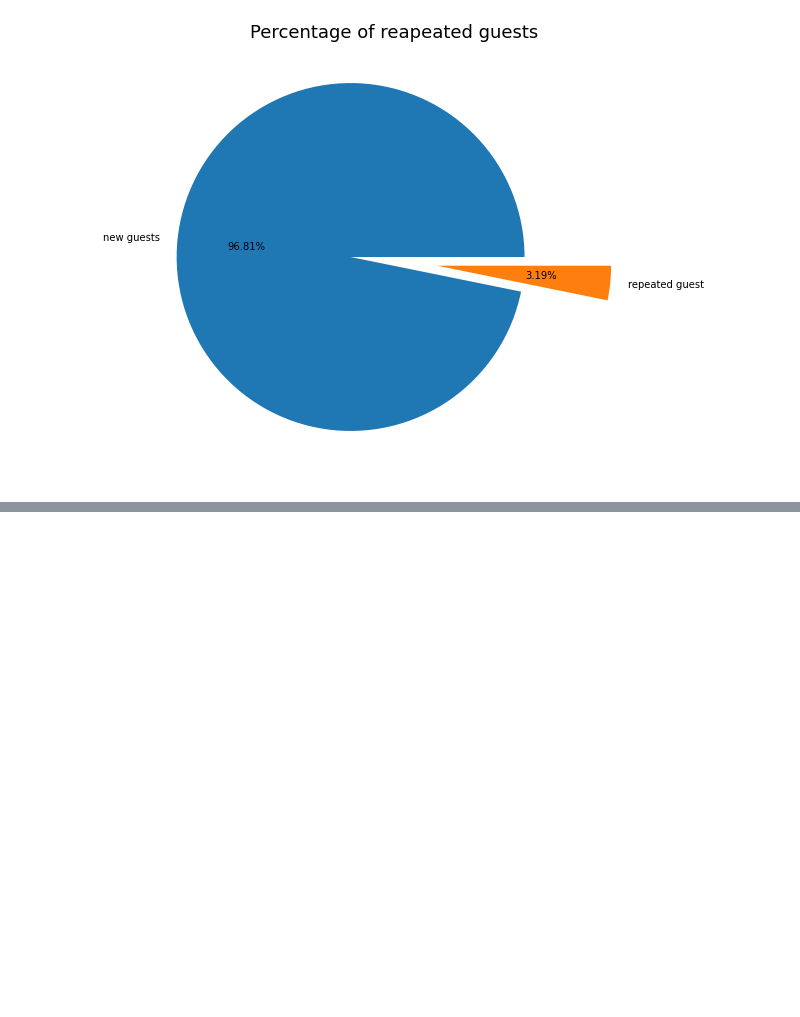
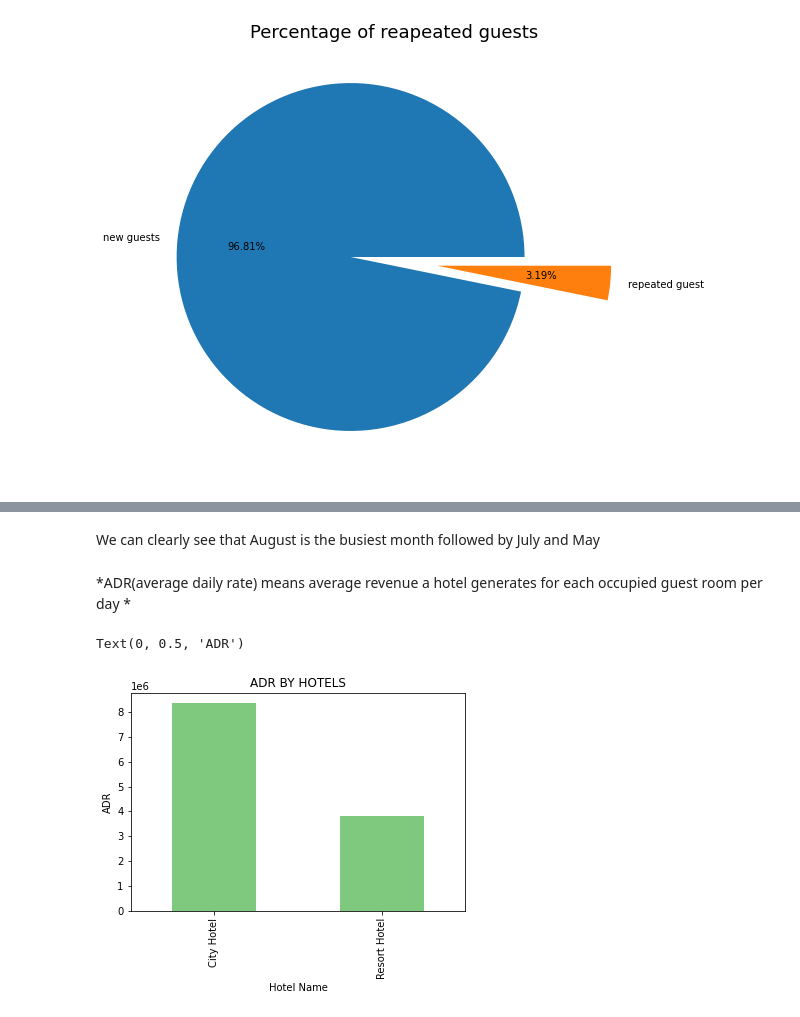
Before and after one commit to AYUSH-SHARMA25/HOTEL-BOOKING-ANALYSIS-PROJECT, a Jupyter notebook: Hotel_Booking_Analysis_.ipynb, the cells around one changed output, grey strips where cells are left out. Drawn from its saved outputs; the diff is of its cells as text; code cells hidden in the pictures; blank space fills up the shorter version.

```diff
--- a/Hotel_Booking_Analysis_.ipynb
+++ b/Hotel_Booking_Analysis_.ipynb
@@ -158,0 +170,17 @@ Text(0.5, 1.0, 'Percentage of reapeated guests')
+# %% [markdown]
+We can clearly see that August is the busiest month followed by July and May
+# %% [markdown]
+*ADR(average daily rate) means average revenue a hotel generates for each occupied guest room per day
+*
+# %%
+# let's see which hotel generated max adr
+max_adr = HB_data.groupby(['hotel'])['adr'].sum()
+
+plt.figure(figsize=(6,4))
+max_adr.plot(kind='bar',colormap='Accent')
+plt.title('ADR BY HOTELS')
+plt.xlabel('Hotel Name')
+plt.ylabel('ADR')
+# %% [output]
+Text(0, 0.5, 'ADR')
+[figure, added]
```
Also changed, not shown: parts of 2 cells of this notebook.
